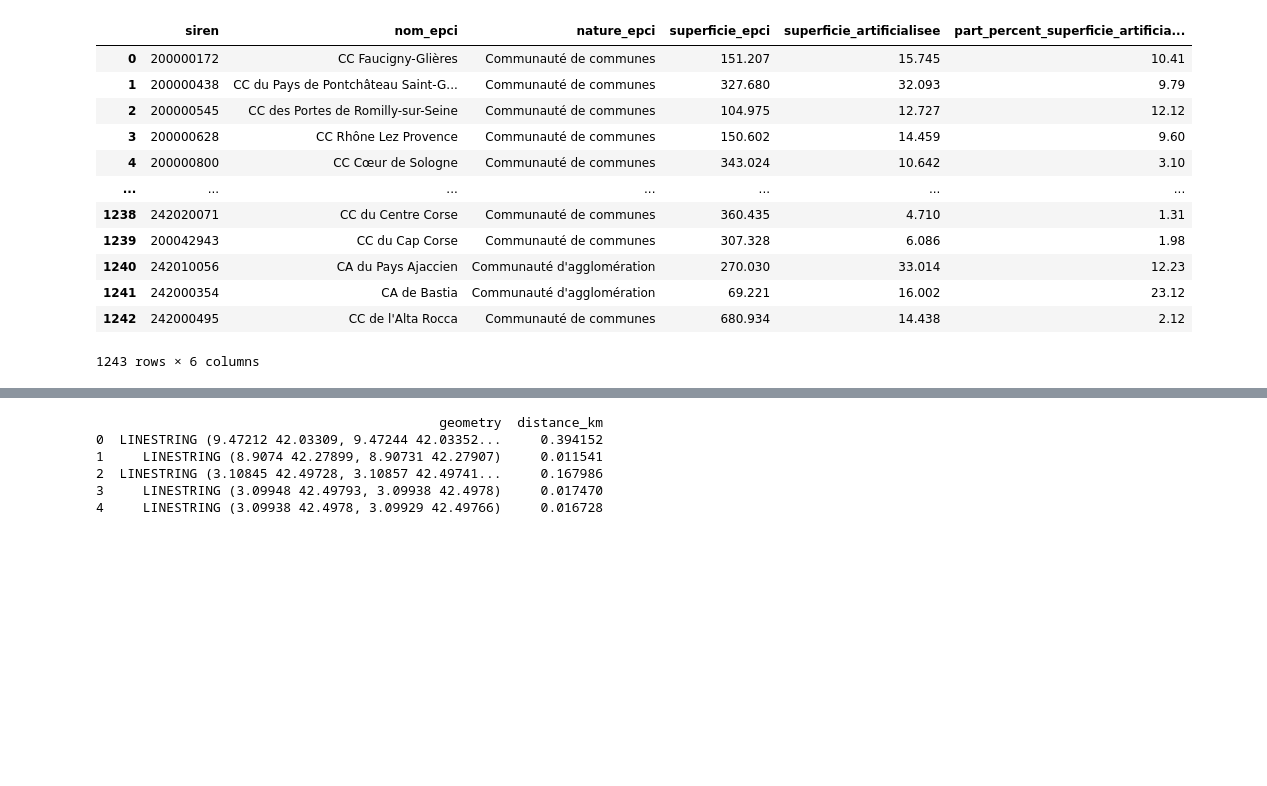
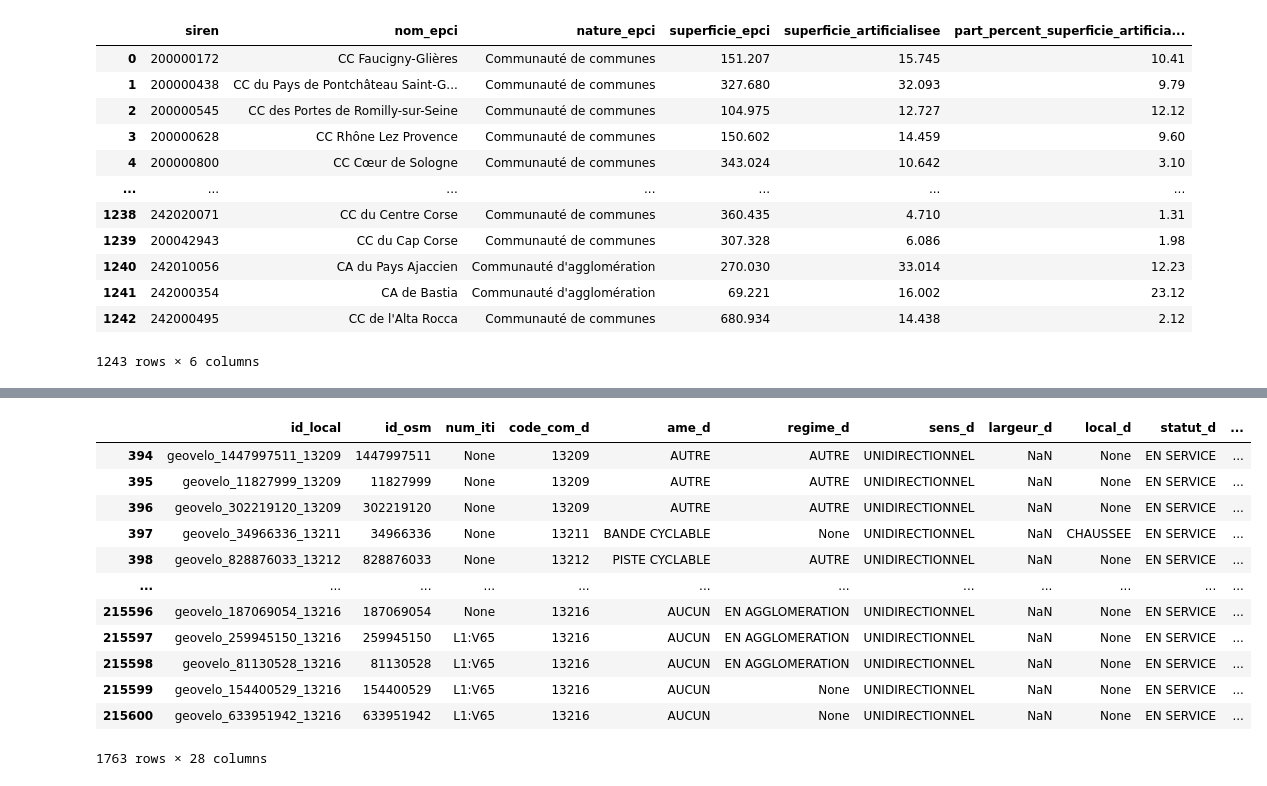
Before and after one commit to Guillaume-BR/diag360, a Jupyter notebook: notebook/zone_urbanise.ipynb, the cells around one changed output, grey strips where cells are left out. Drawn from its saved outputs; the diff is of its cells as text; code cells hidden in the pictures; blank space fills up the shorter version.

```diff
--- a/notebook/zone_urbanise.ipynb
+++ b/notebook/zone_urbanise.ipynb
@@ -172,21 +171,24 @@ Name: geometry, Length: 388380, dtype: object
+# %%
+df_temp[df_temp["code_com_d"].str.startswith("132")]
+# %% [output]
+|  | id_local | id_osm | num_iti | code_com_d | ame_d | regime_d | sens_d | largeur_d | local_d | statut_d | ... |
+| 394 | geovelo_1447997511_13209 | 1447997511 | None | 13209 | AUTRE | AUTRE | UNIDIRECTIONNEL | NaN | None | EN SERVICE | ... |
+| 395 | geovelo_11827999_13209 | 11827999 | None | 13209 | AUTRE | AUTRE | UNIDIRECTIONNEL | NaN | None | EN SERVICE | ... |
+| 396 | geovelo_302219120_13209 | 302219120 | None | 13209 | AUTRE | AUTRE | UNIDIRECTIONNEL | NaN | None | EN SERVICE | ... |
+| 397 | geovelo_34966336_13211 | 34966336 | None | 13211 | BANDE CYCLABLE | None | UNIDIRECTIONNEL | NaN | CHAUSSEE | EN SERVICE | ... |
+| 398 | geovelo_828876033_13212 | 828876033 | None | 13212 | PISTE CYCLABLE | AUTRE | UNIDIRECTIONNEL | NaN | None | EN SERVICE | ... |
+| ... | ... | ... | ... | ... | ... | ... | ... | ... | ... | ... | ... |
+| 215596 | geovelo_187069054_13216 | 187069054 | None | 13216 | AUCUN | EN AGGLOMERATION | UNIDIRECTIONNEL | NaN | None | EN SERVICE | ... |
+| 215597 | geovelo_259945150_13216 | 259945150 | L1:V65 | 13216 | AUCUN | EN AGGLOMERATION | UNIDIRECTIONNEL | NaN | None | EN SERVICE | ... |
+| 215598 | geovelo_81130528_13216 | 81130528 | L1:V65 | 13216 | AUCUN | EN AGGLOMERATION | UNIDIRECTIONNEL | NaN | None | EN SERVICE | ... |
+| 215599 | geovelo_154400529_13216 | 154400529 | L1:V65 | 13216 | AUCUN | None | UNIDIRECTIONNEL | NaN | None | EN SERVICE | ... |
+| 215600 | geovelo_633951942_13216 | 633951942 | L1:V65 | 13216 | AUCUN | None | UNIDIRECTIONNEL | NaN | None | EN SERVICE | ... |
+1763 rows × 28 columns
 # %%
 
 import pandas as pd
 import geopandas as gpd
 from shapely import wkb
 
-# 1. On crée le GeoDataFrame directement à partir du DF existant
-# Vos objets 'LineString' sont déjà là !
-gdf = gpd.GeoDataFrame(df_amenagement_cyclable, geometry='geometry', crs="EPSG:4326")
-
-# 2. Calcul des kilomètres
-# On projette vers le système métrique (EPSG:2154 pour la France)
-# .length donne des mètres, on divise par 1000 pour les km
-gdf['distance_km'] = gdf.to_crs(epsg=2154).geometry.length / 1000
+df_pandas = df_amenagement_cyclable
+df_pandas['geometry'] = df_pandas['geometry'].apply(lambda x: wkb.loads(bytes(x)) if x else None)
-# %% [output]
-                                            geometry  distance_km
-0  LINESTRING (9.47212 42.03309, 9.47244 42.03352...     0.394152
-1     LINESTRING (8.9074 42.27899, 8.90731 42.27907)     0.011541
-2  LINESTRING (3.10845 42.49728, 3.10857 42.49741...     0.167986
-3     LINESTRING (3.09948 42.49793, 3.09938 42.4978)     0.017470
-4     LINESTRING (3.09938 42.4978, 3.09929 42.49766)     0.016728
```
Also changed, not shown: parts of 22 cells of this notebook, 24 other files.
